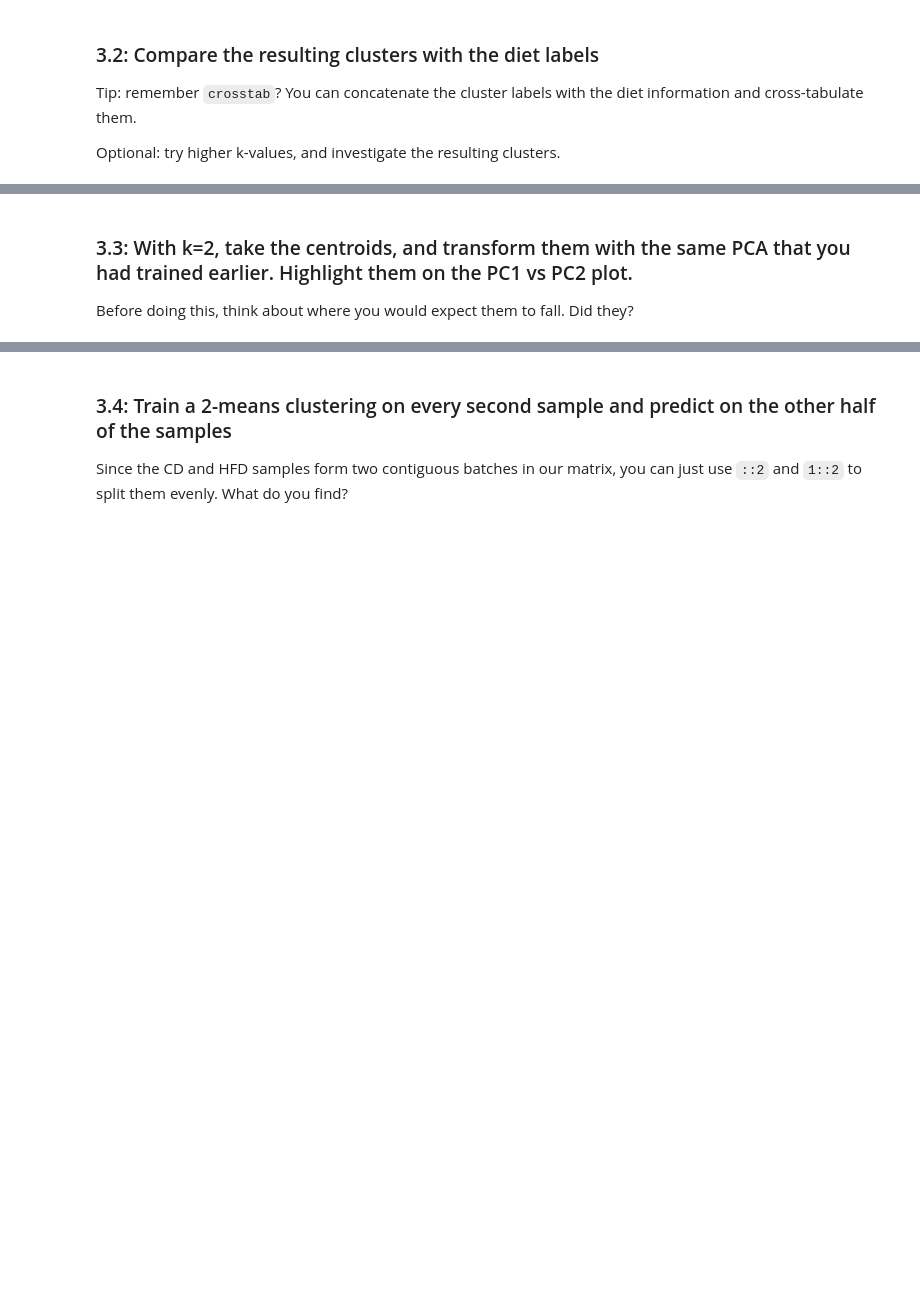
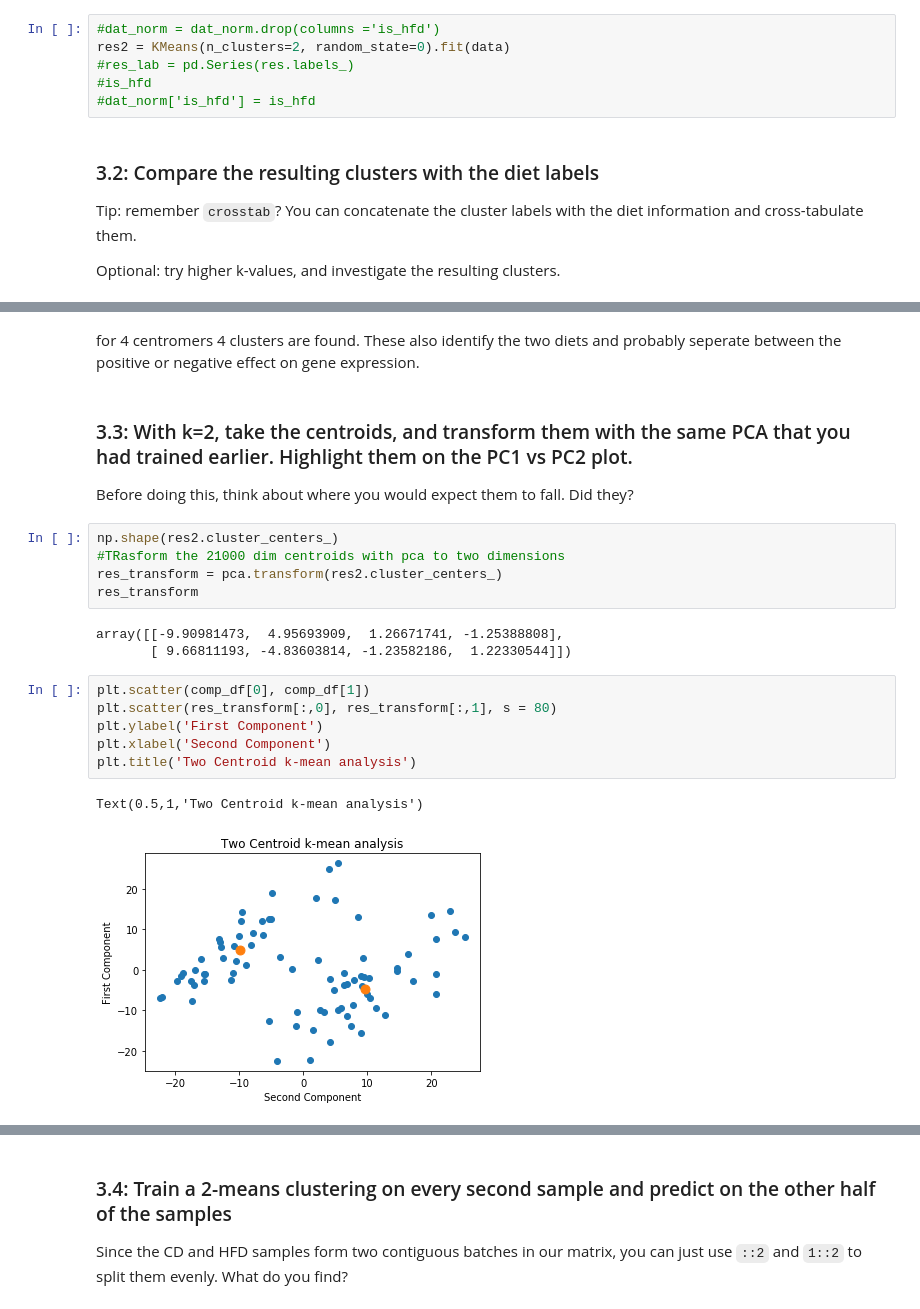
Before and after one commit to Osrip/Integrated_Bioinformatics, a Jupyter notebook: IntegratedBioinformatics/notebooks/Day7_Unsupervised_ML.ipynb, the cells around one changed output, grey strips where cells are left out. Drawn from its saved outputs; the diff is of its cells as text; blank space fills up the shorter version.

```diff
--- a/IntegratedBioinformatics/notebooks/Day7_Unsupervised_ML.ipynb
+++ b/IntegratedBioinformatics/notebooks/Day7_Unsupervised_ML.ipynb
@@ -446,3 +435,9 @@ ValueError: Input contains NaN, infinity or a value too large for dtype('float64
+# %%
+#dat_norm = dat_norm.drop(columns ='is_hfd')
+res2 = KMeans(n_clusters=2, random_state=0).fit(data)
+#res_lab = pd.Series(res.labels_)
+#is_hfd
+#dat_norm['is_hfd'] = is_hfd
 # %% [markdown]
 ### 3.2: Compare the resulting clusters with the diet labels
 Tip: remember `crosstab`? You can concatenate the cluster labels with the diet information and cross-tabulate them.
@@ -451,3 +465,22 @@ Optional: try higher k-values, and investigate the resulting clusters.
+# %% [markdown]
+for 4 centromers 4 clusters are found. These also identify the two diets and probably seperate between the positive or negative effect on gene expression.
 # %% [markdown]
 ### 3.3: With k=2, take the centroids, and transform them with the same PCA that you had trained earlier. Highlight them on the PC1 vs PC2 plot.
 Before doing this, think about where you would expect them to fall. Did they?
+# %%
+np.shape(res2.cluster_centers_)
+#TRasform the 21000 dim centroids with pca to two dimensions
+res_transform = pca.transform(res2.cluster_centers_)
+res_transform
+# %% [output]
+array([[-9.90981473,  4.95693909,  1.26671741, -1.25388808],
+       [ 9.66811193, -4.83603814, -1.23582186,  1.22330544]])
+# %%
+plt.scatter(comp_df[0], comp_df[1])
+plt.scatter(res_transform[:,0], res_transform[:,1], s = 80)
+plt.ylabel('First Component')
+plt.xlabel('Second Component')
+plt.title('Two Centroid k-mean analysis')
+# %% [output]
+Text(0.5,1,'Two Centroid k-mean analysis')
+[figure, added]
```
Also changed, not shown: parts of 12 cells of this notebook.
